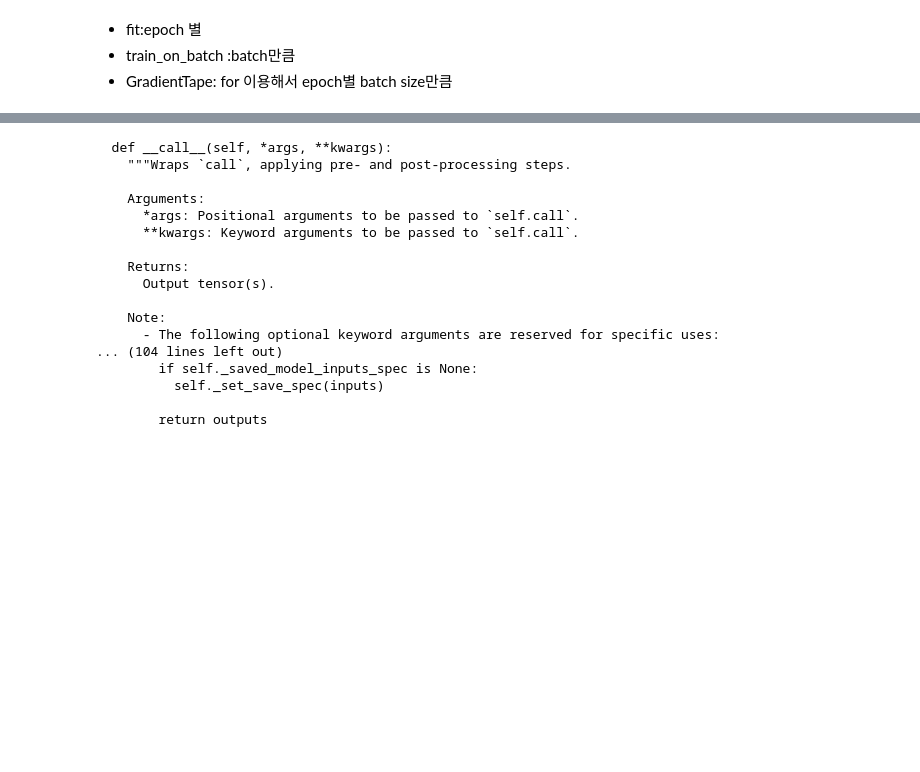
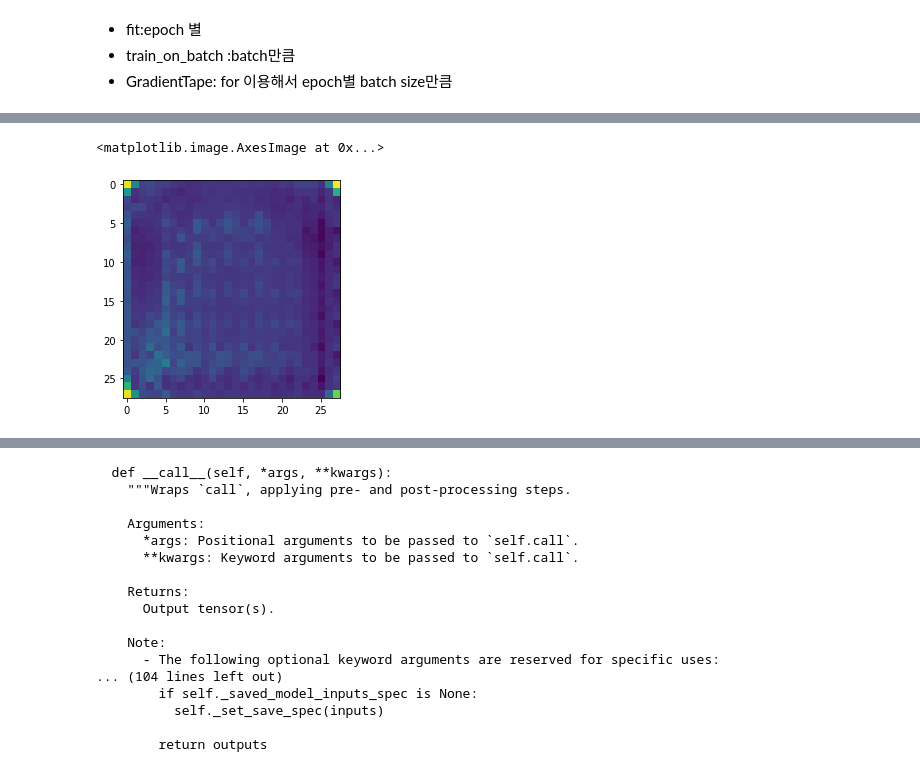
Before and after one commit to hysKim1/AI_Vision, a Jupyter notebook: 201029_12기_고급시각반.ipynb, the cells around one changed output, grey strips where cells are left out. Saved outputs shown, nothing was run; the diff lists cells and outputs as text; code cells hidden in the pictures; blank space fills up the shorter version.

```diff
--- a/201029_12기_고급시각반.ipynb
+++ b/201029_12기_고급시각반.ipynb
@@ -379,0 +427,6 @@ for i in train:
+# %%
+img=generator(tf.random.normal([1,100]))
+plt.imshow(img.numpy().reshape(28,28))   #1epoch
+# %% [output]
+<matplotlib.image.AxesImage at 0x...>
+[figure, added]
```
Also changed, not shown: parts of 42 cells of this notebook.
